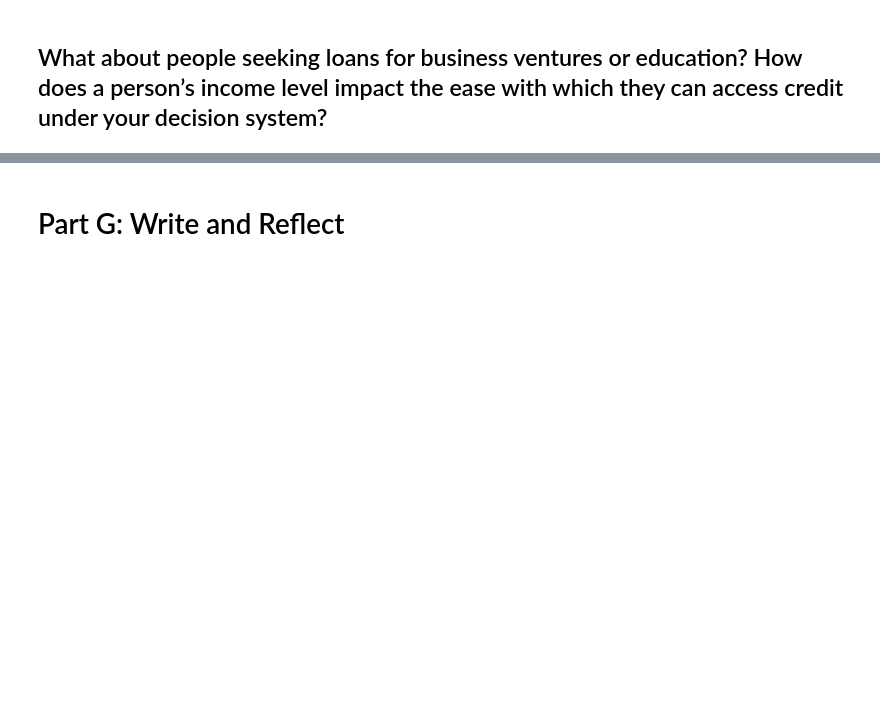
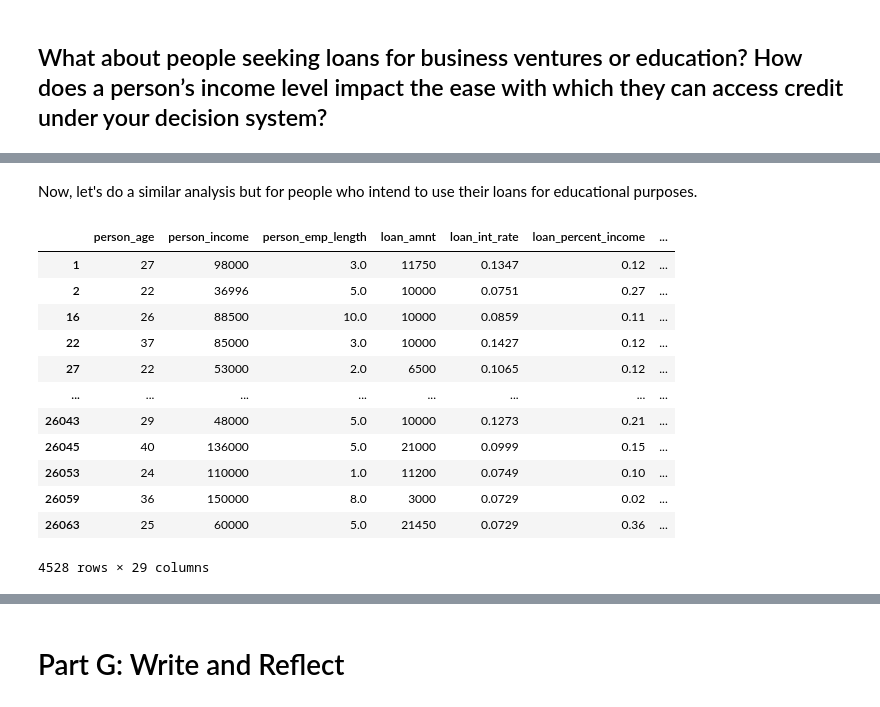
Before and after one commit to lucasf46/lucasf46.github.io, a Jupyter notebook: posts/BlogPost2/BlogPost2-2.ipynb, the cells around one changed output, grey strips where cells are left out. Cells and saved outputs as stored; diff of their text form; code cells hidden in the pictures; blank space fills up the shorter version.

```diff
--- a/posts/BlogPost2/BlogPost2-2.ipynb
+++ b/posts/BlogPost2/BlogPost2-2.ipynb
@@ -337,0 +398,20 @@ summary_table4
+# %% [markdown]
+Now, let's do a similar analysis but for people who intend to use their loans for educational purposes.
+# %%
+Education = X_train[X_train['loan_intent_EDUCATION']].copy()
+
+Education
+# %% [output]
+|  | person_age | person_income | person_emp_length | loan_amnt | loan_int_rate | loan_percent_income | ... |
+| 1 | 27 | 98000 | 3.0 | 11750 | 0.1347 | 0.12 | ... |
+| 2 | 22 | 36996 | 5.0 | 10000 | 0.0751 | 0.27 | ... |
+| 16 | 26 | 88500 | 10.0 | 10000 | 0.0859 | 0.11 | ... |
+| 22 | 37 | 85000 | 3.0 | 10000 | 0.1427 | 0.12 | ... |
+| 27 | 22 | 53000 | 2.0 | 6500 | 0.1065 | 0.12 | ... |
+| ... | ... | ... | ... | ... | ... | ... | ... |
+| 26043 | 29 | 48000 | 5.0 | 10000 | 0.1273 | 0.21 | ... |
+| 26045 | 40 | 136000 | 5.0 | 21000 | 0.0999 | 0.15 | ... |
+| 26053 | 24 | 110000 | 1.0 | 11200 | 0.0749 | 0.10 | ... |
+| 26059 | 36 | 150000 | 8.0 | 3000 | 0.0729 | 0.02 | ... |
+| 26063 | 25 | 60000 | 5.0 | 21450 | 0.0729 | 0.36 | ... |
+4528 rows × 29 columns
```
Also changed, not shown: parts of 10 cells of this notebook, 7 other files.
